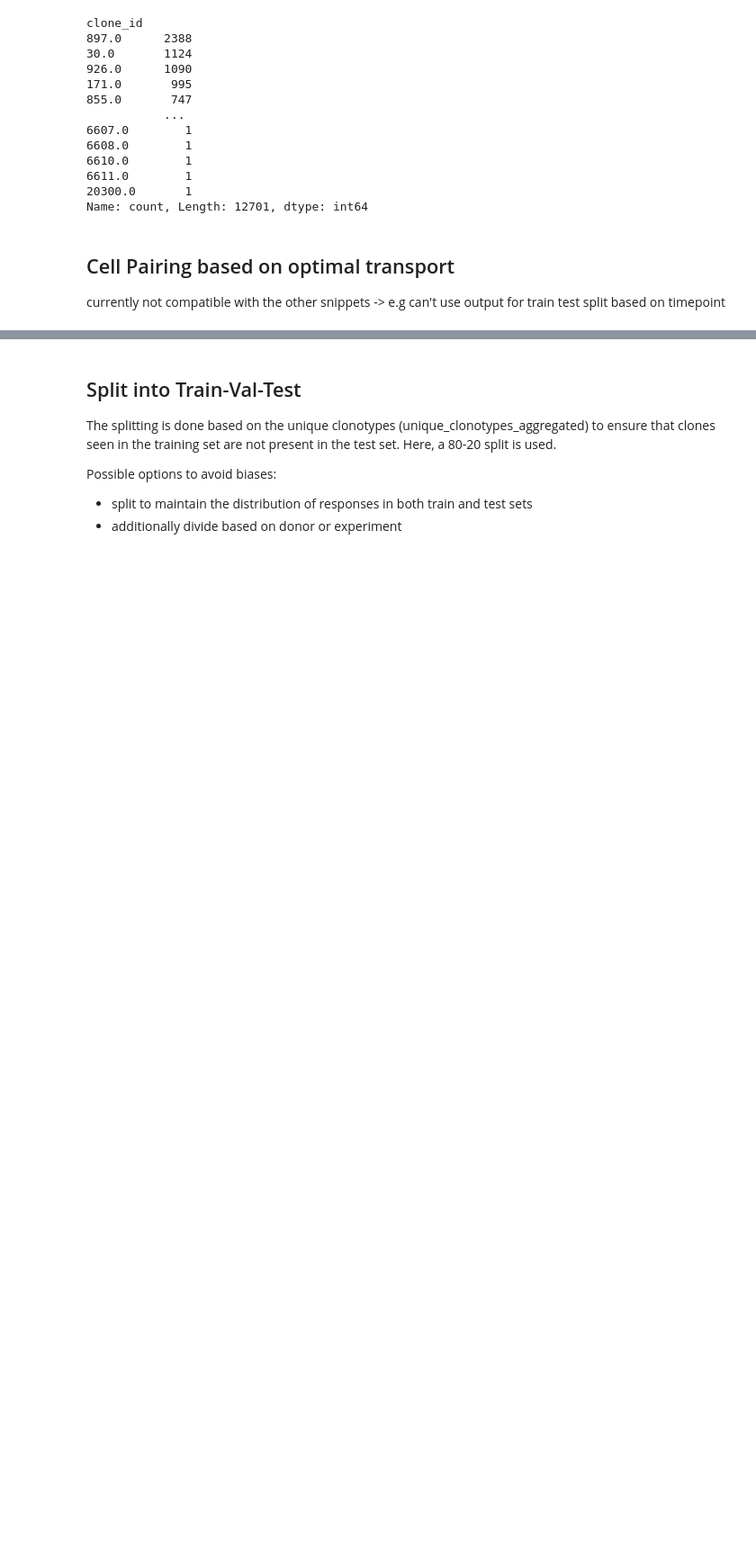
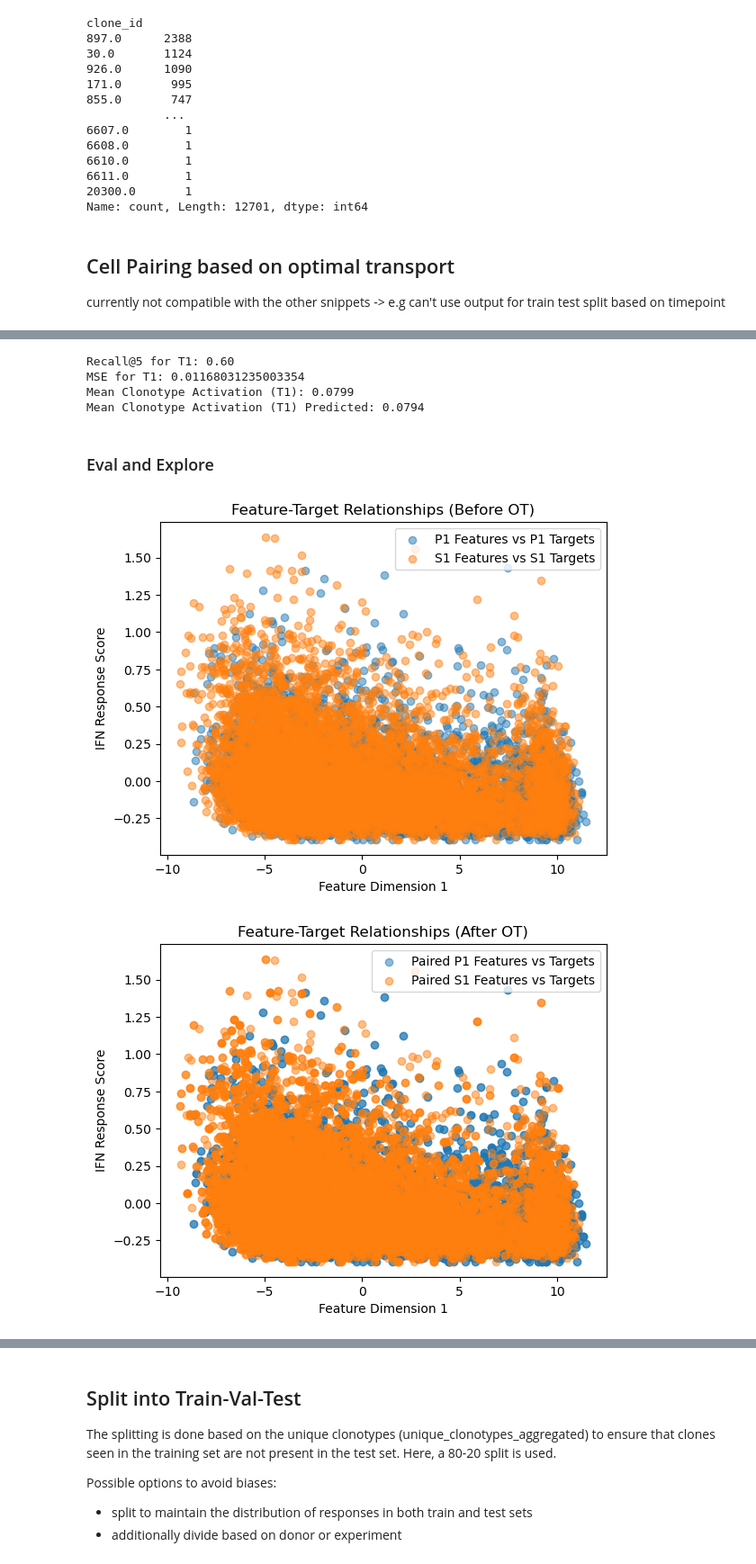
Before and after one commit to SchubertLab/VaccineSimulator, a Jupyter notebook: notebooks/baseline_model_pipeline.ipynb, the cells around one changed output, grey strips where cells are left out. Shown at 90% size. Saved outputs shown, nothing was run; the diff lists cells and outputs as text; code cells hidden in the pictures; blank space fills up the shorter version.

```diff
--- a/notebooks/baseline_model_pipeline.ipynb
+++ b/notebooks/baseline_model_pipeline.ipynb
@@ -249,37 +312,28 @@ y_s1_regression = paired_targets_s1  # Target is S1 response
 # %%
-# T1 and P1 masks
-
+# OT Pairing for T1 and P1
 # Extract target IFN response scores for T1
 y_t1 = adata[T1_mask].obs["IFN Response_score"].values
+y_p1 = adata[P1_mask].obs["IFN Response_score"].values
 
-# Extract PCA embeddings for T1
+# Extract PCA embeddings and target values
+X_p1 = adata[P1_mask].obsm["X_pca"]
 X_t1 = adata[T1_mask].obsm["X_pca"]
 
-# Compute cost matrix between P1 and T1
+# Compute cost matrix and solve OT problem
 cost_matrix_t1 = ot.dist(X_p1, X_t1, metric='euclidean')
-
-# Uniform distributions for P1 and T1
 a_t1 = np.ones(len(X_p1)) / len(X_p1)
 b_t1 = np.ones(len(X_t1)) / len(X_t1)
-
-# Solve the optimal transport problem for P1 and T1
 transport_plan_t1 = ot.emd(a_t1, b_t1, cost_matrix_t1)
 
-# Extract paired indices for P1 and T1
+# Extract paired indices
 paired_indices_t1 = np.argwhere(transport_plan_t1 > 0)
 paired_p1_indices_t1 = paired_indices_t1[:, 0]
 paired_t1_indices = paired_indices_t1[:, 1]
 
-# Extract paired features and targets for T1
+# Prepare training data
 paired_features_p1_t1 = X_p1[paired_p1_indices_t1]
 paired_features_t1 = X_t1[paired_t1_indices]
-paired_targets_p1_t1 = y_p1[paired_p1_indices_t1]
 paired_targets_t1 = y_t1[paired_t1_indices]
 
-# Combine paired features for T1
-X_regression_t1 = np.hstack([paired_features_p1_t1, paired_features_t1])
-y_regression_t1 = paired_targets_t1  # Target is T1 response
-
-# Combine S1 and T1 datasets
-X_combined = np.vstack([X_regression, X_regression_t1])  # Stack P1-S1 and P1-T1 features
-y_combined = np.hstack([y_s1_regression, y_regression_t1])  # Stack S1 and T1 targets
+X_t1_train = np.hstack([paired_features_p1_t1, paired_features_t1])
+y_t1_train = paired_targets_t1
@@ -286 +372,46 @@ y_combined = np.hstack([y_s1_regression, y_regression_t1])  # Stack S1 and T1 ta
+# %%
+mse_t1_ot = mean_squared_error(y_t1_test, y_t1_pred)
+recall_kt1 = recall_at_k(y_t1_test, y_t1_pred, 5)
+"""recall_kt1_ot = recall_at_k_clonotype(
+    y_t1_test,
+    y_t1_pred,
+    5
+)"""
+mean_clonotype_activation_t1_predicted_ot = y_t1_pred.mean()  # Predicted mean clonotype activation for the test set
+mean_clonotype_activation_t1_ot = y_t1_test.mean()# True mean clonotype activation for the test set
+
+
+
+print(f"Recall@{k} for T1: {recall_kt1:.2f}")
+print(f"MSE for T1: {mse_t1_ot}")
+print(f"Mean Clonotype Activation (T1): {mean_clonotype_activation_t1_ot:.4f}")
+print(f"Mean Clonotype Activation (T1) Predicted: {mean_clonotype_activation_t1_predicted_ot:.4f}")
+# %% [output]
+Recall@5 for T1: 0.60
+MSE for T1: 0.01168031235003354
+Mean Clonotype Activation (T1): 0.0799
+Mean Clonotype Activation (T1) Predicted: 0.0794
+# %% [markdown]
+### Eval and Explore
+# %%
+# Scatter plot of original features vs targets (no OT pairing)
+plt.scatter(X_p1[:, 0], y_p1, alpha=0.5, label="P1 Features vs P1 Targets")
+plt.scatter(X_s1[:, 0], y_s1, alpha=0.5, label="S1 Features vs S1 Targets")
+plt.xlabel("Feature Dimension 1")
+plt.ylabel("IFN Response Score")
+plt.title("Feature-Target Relationships (Before OT)")
+plt.legend()
+plt.show()
+
+# Scatter plot of paired features (after OT) vs targets
+plt.scatter(paired_features_p1[:, 0], paired_targets_p1, alpha=0.5, label="Paired P1 Features vs Targets")
+plt.scatter(paired_features_s1[:, 0], paired_targets_s1, alpha=0.5, label="Paired S1 Features vs Targets")
+plt.xlabel("Feature Dimension 1")
+plt.ylabel("IFN Response Score")
+plt.title("Feature-Target Relationships (After OT)")
+plt.legend()
+plt.show()
+# %% [output]
+[figure, added]
+[figure, added]
 # %%
```
Also changed, not shown: parts of 67 cells of this notebook, 3 other files.
